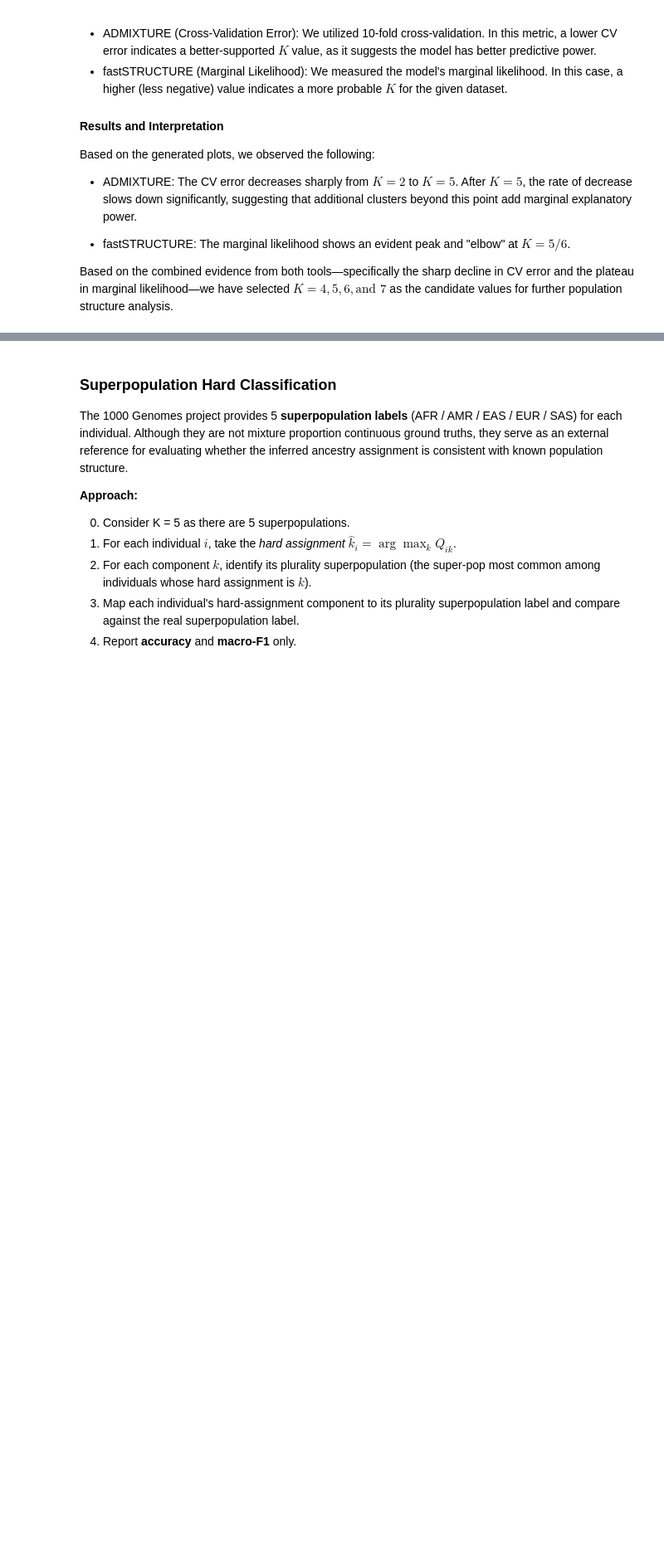
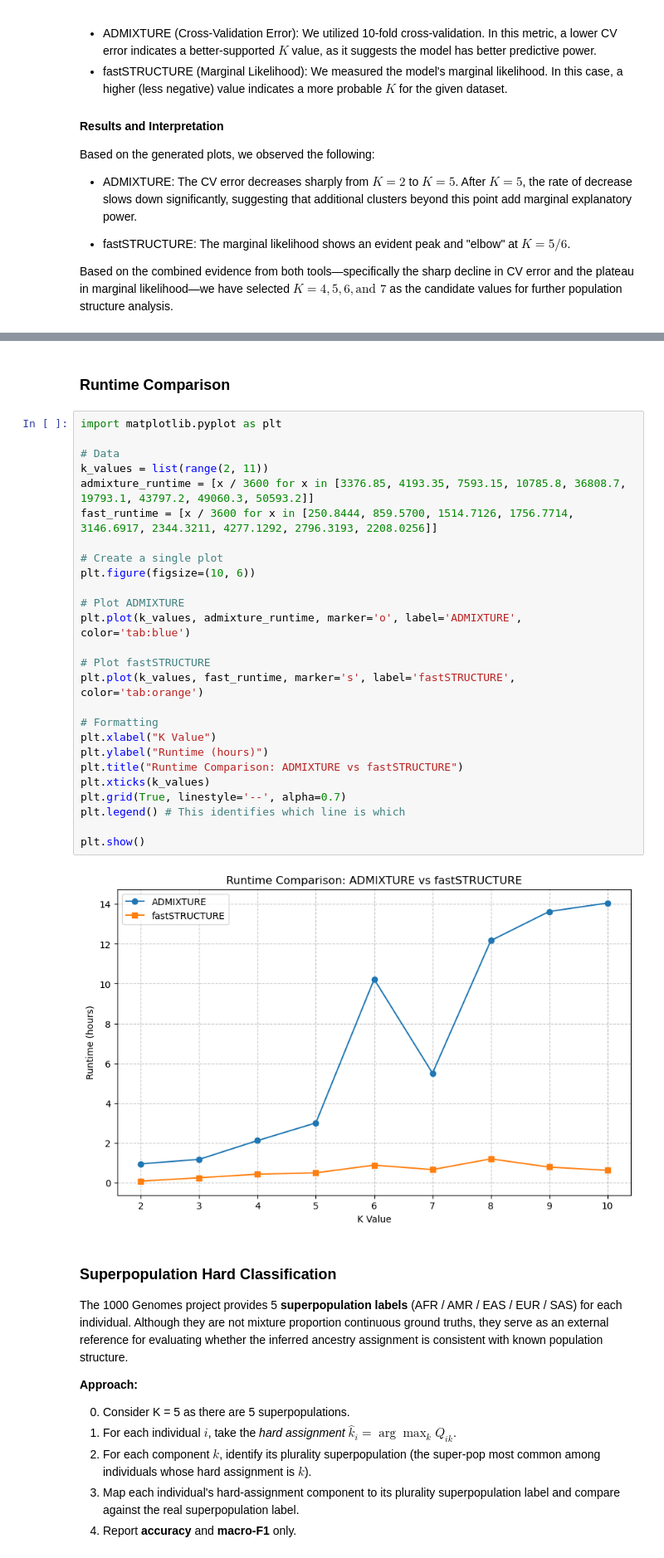
Before and after one commit to Hakuna25/Population_Structure_Modeling, a Jupyter notebook: analysis.ipynb, the cells around one changed output, grey strips where cells are left out. Shown at 83% size. Cells and saved outputs as stored; diff of their text form; blank space fills up the shorter version.

Commit message:
runtime

```diff
--- a/analysis.ipynb
+++ b/analysis.ipynb
@@ -1292,3 +1100,33 @@ plt.show()
+# %% [markdown]
+### Runtime Comparison
+# %%
+import matplotlib.pyplot as plt
+
+# Data
+k_values = list(range(2, 11))
+admixture_runtime = [x / 3600 for x in [3376.85, 4193.35, 7593.15, 10785.8, 36808.7, 19793.1, 43797.2, 49060.3, 50593.2]]
+fast_runtime = [x / 3600 for x in [250.8444, 859.5700, 1514.7126, 1756.7714, 3146.6917, 2344.3211, 4277.1292, 2796.3193, 2208.0256]]
+
+# Create a single plot
+plt.figure(figsize=(10, 6))
+
+# Plot ADMIXTURE
+plt.plot(k_values, admixture_runtime, marker='o', label='ADMIXTURE', color='tab:blue')
+
+# Plot fastSTRUCTURE
+plt.plot(k_values, fast_runtime, marker='s', label='fastSTRUCTURE', color='tab:orange')
+
+# Formatting
+plt.xlabel("K Value")
+plt.ylabel("Runtime (hours)")
+plt.title("Runtime Comparison: ADMIXTURE vs fastSTRUCTURE")
+plt.xticks(k_values)
+plt.grid(True, linestyle='--', alpha=0.7)
+plt.legend() # This identifies which line is which
+
+plt.show()
+# %% [output]
+[figure, added]
 # %% [markdown]
 ### Superpopulation Hard Classification
 
```
Also changed, not shown: parts of 20 cells of this notebook.
